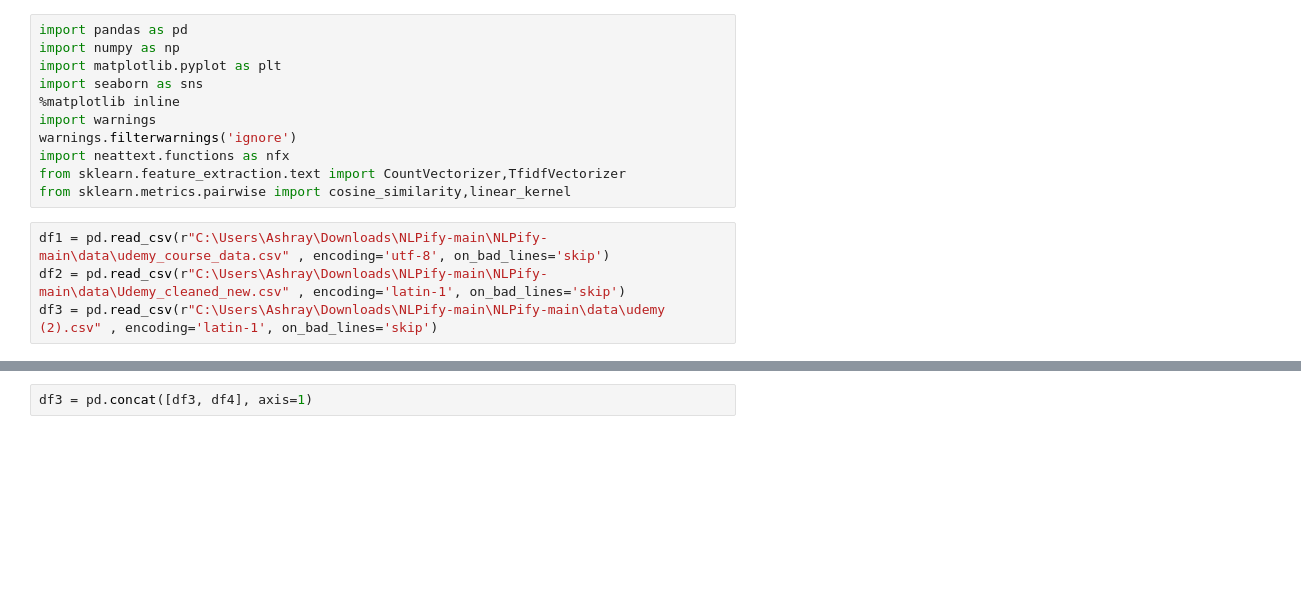
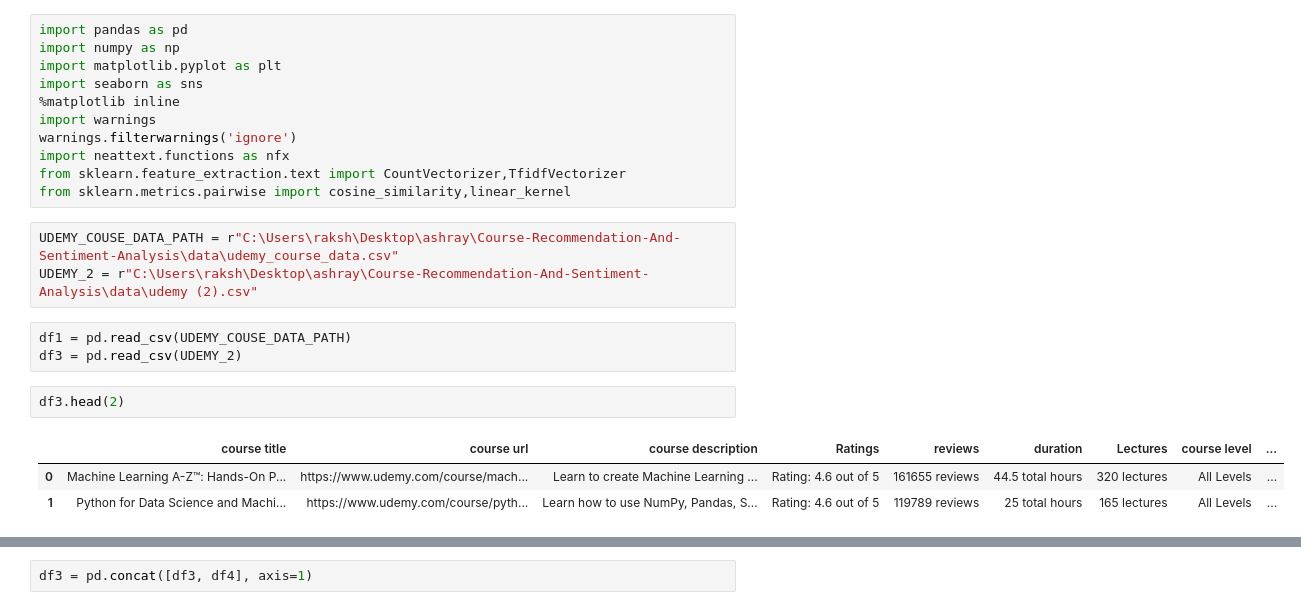
Before and after one commit to ashray22/Course-Recommendation-And-Sentiment-Analysis, a Jupyter notebook: notebooks/udemy_test.ipynb, the cells around one changed output, grey strips where cells are left out. Drawn from its saved outputs; the diff is of its cells as text; blank space fills up the shorter version.

```diff
--- a/notebooks/udemy_test.ipynb
+++ b/notebooks/udemy_test.ipynb
@@ -9,8 +9,16 @@ warnings.filterwarnings('ignore')
 import neattext.functions as nfx
 from sklearn.feature_extraction.text import CountVectorizer,TfidfVectorizer
 from sklearn.metrics.pairwise import cosine_similarity,linear_kernel
-# %%
-df1 = pd.read_csv(r"C:\Users\Ashray\Downloads\NLPify-main\NLPify-main\data\udemy_course_data.csv" , encoding='utf-8', on_bad_lines='skip')
-df2 = pd.read_csv(r"C:\Users\Ashray\Downloads\NLPify-main\NLPify-main\data\Udemy_cleaned_new.csv" , encoding='latin-1', on_bad_lines='skip')
-df3 = pd.read_csv(r"C:\Users\Ashray\Downloads\NLPify-main\NLPify-main\data\udemy (2).csv" , encoding='latin-1', on_bad_lines='skip')
+# %%
+UDEMY_COUSE_DATA_PATH = r"C:\Users\raksh\Desktop\ashray\Course-Recommendation-And-Sentiment-Analysis\data\udemy_course_data.csv"
+UDEMY_2 = r"C:\Users\raksh\Desktop\ashray\Course-Recommendation-And-Sentiment-Analysis\data\udemy (2).csv"
+# %%
+df1 = pd.read_csv(UDEMY_COUSE_DATA_PATH)
+df3 = pd.read_csv(UDEMY_2)
+# %%
+df3.head(2)
+# %% [output]
+|  | course title | course url | course description | Ratings | reviews | duration | Lectures | course level | ... |
+| 0 | Machine Learning A-Z™: Hands-On P... | https://www.udemy.com/course/mach... | Learn to create Machine Learning ... | Rating: 4.6 out of 5 | 161655 reviews | 44.5 total hours | 320 lectures | All Levels | ... |
+| 1 | Python for Data Science and Machi... | https://www.udemy.com/course/pyth... | Learn how to use NumPy, Pandas, S... | Rating: 4.6 out of 5 | 119789 reviews | 25 total hours | 165 lectures | All Levels | ... |
 # %%
```
Also changed, not shown: parts of 57 cells of this notebook, 2 other files.
